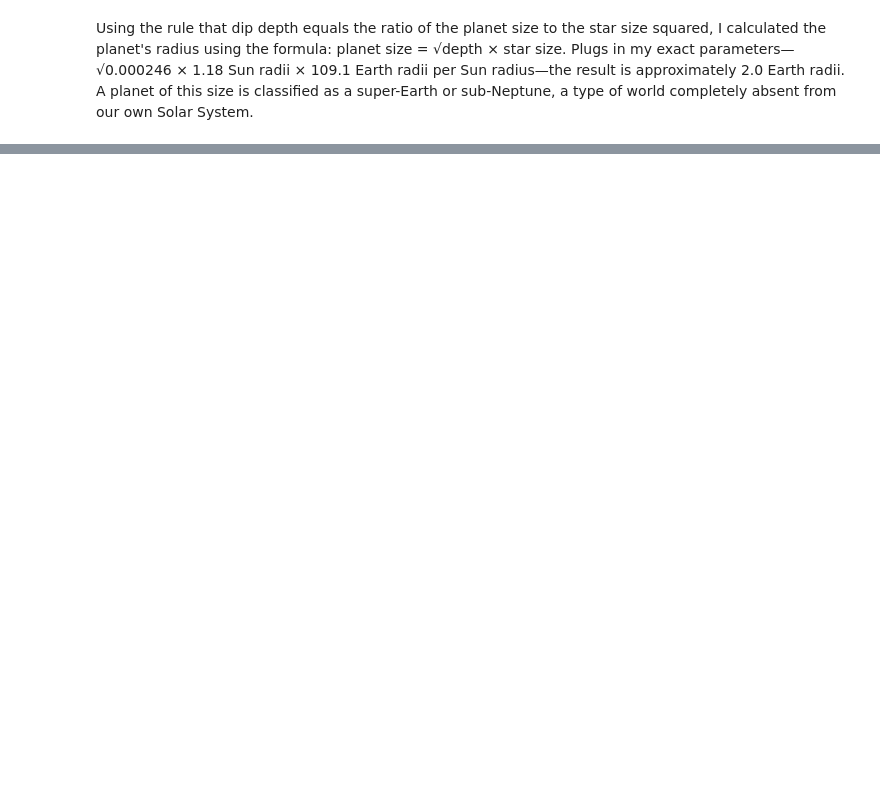
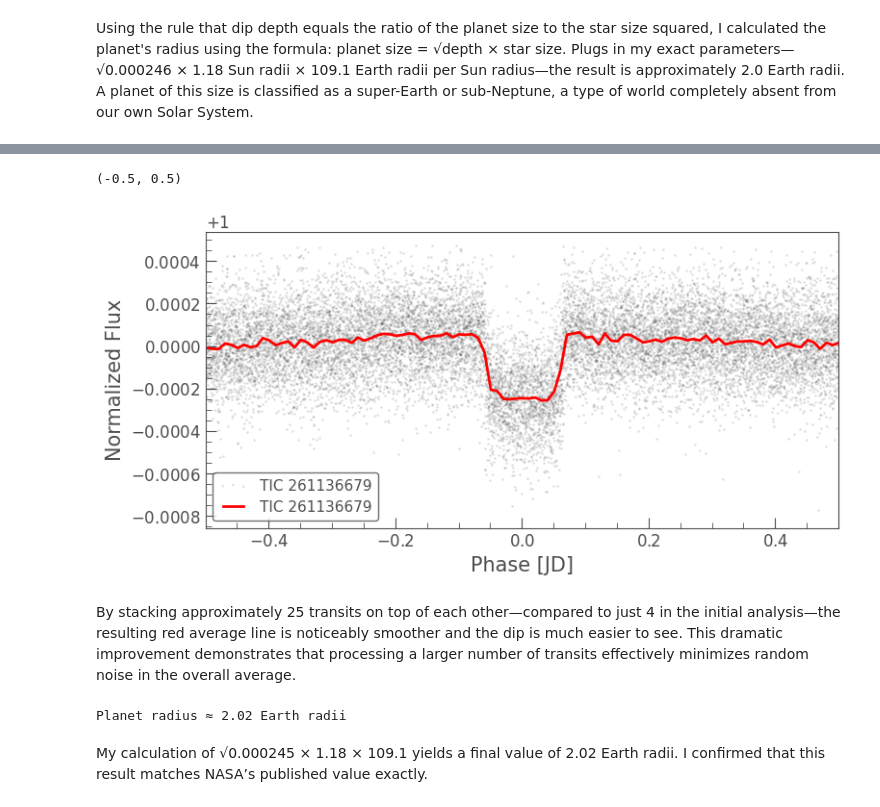
Before and after one commit to hariaksh-101/tess-exoplanet-hunt, a Jupyter notebook: 01_recovering_pi_mensae_c_with_TESS.ipynb, the cells around one changed output, grey strips where cells are left out. Cells and saved outputs as stored; diff of their text form; code cells hidden in the pictures; blank space fills up the shorter version.

```diff
--- a/01_recovering_pi_mensae_c_with_TESS.ipynb
+++ b/01_recovering_pi_mensae_c_with_TESS.ipynb
@@ -109,0 +161,19 @@ Using the rule that dip depth equals the ratio of the planet size to the star si
+# %%
+period_all = pg_all.period_at_max_power
+t0_all = pg_all.transit_time_at_max_power
+folded_all = clean.fold(period=period_all, epoch_time=t0_all)
+ax = folded_all.scatter(alpha=0.1)
+folded_all.bin(time_bin_size=0.01).plot(ax=ax, color="red", lw=2)
+ax.set_xlim(-0.5, 0.5)
+# %% [output]
+(-0.5, 0.5)
+[figure, added]
+# %% [markdown]
+By stacking approximately 25 transits on top of each other—compared to just 4 in the initial analysis—the resulting red average line is noticeably smoother and the dip is much easier to see. This dramatic improvement demonstrates that processing a larger number of transits effectively minimizes random noise in the overall average.
+# %%
+depth_all = float(pg_all.depth_at_max_power)
+print(f"Planet radius ≈ {np.sqrt(depth_all) * 1.18 * 109.1:.2f} Earth radii")
+# %% [output]
+Planet radius ≈ 2.02 Earth radii
+# %% [markdown]
+My calculation of √0.000245 × 1.18 × 109.1 yields a final value of 2.02 Earth radii. I confirmed that this result matches NASA’s published value exactly.
```
Also changed, not shown: parts of 8 cells of this notebook.
